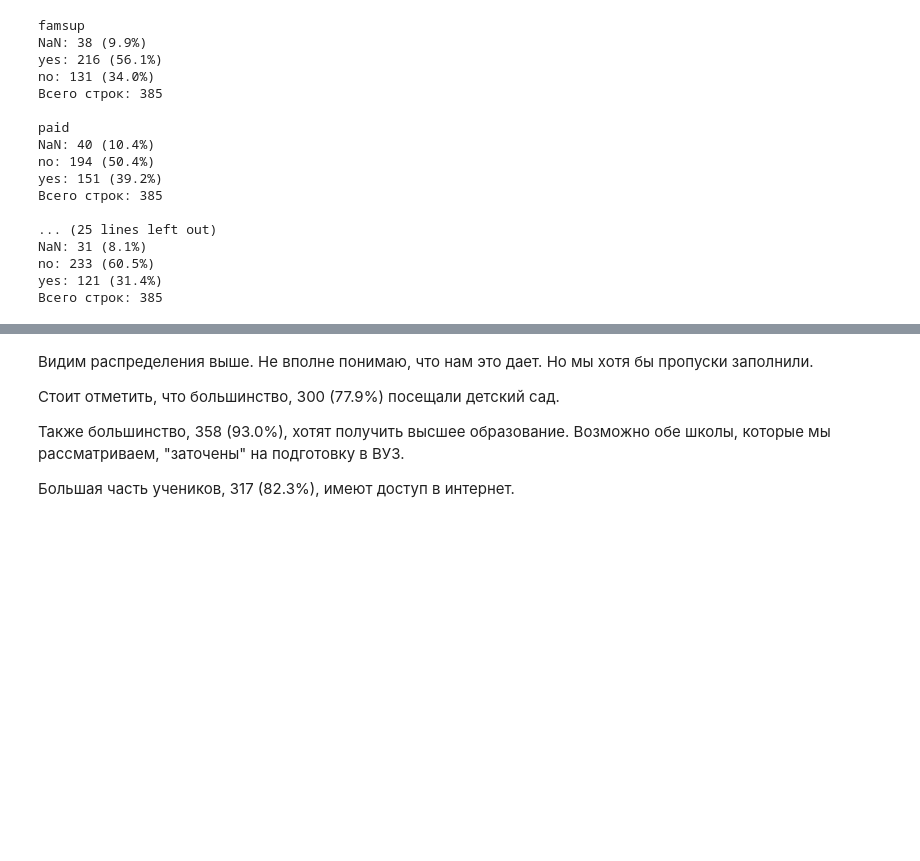
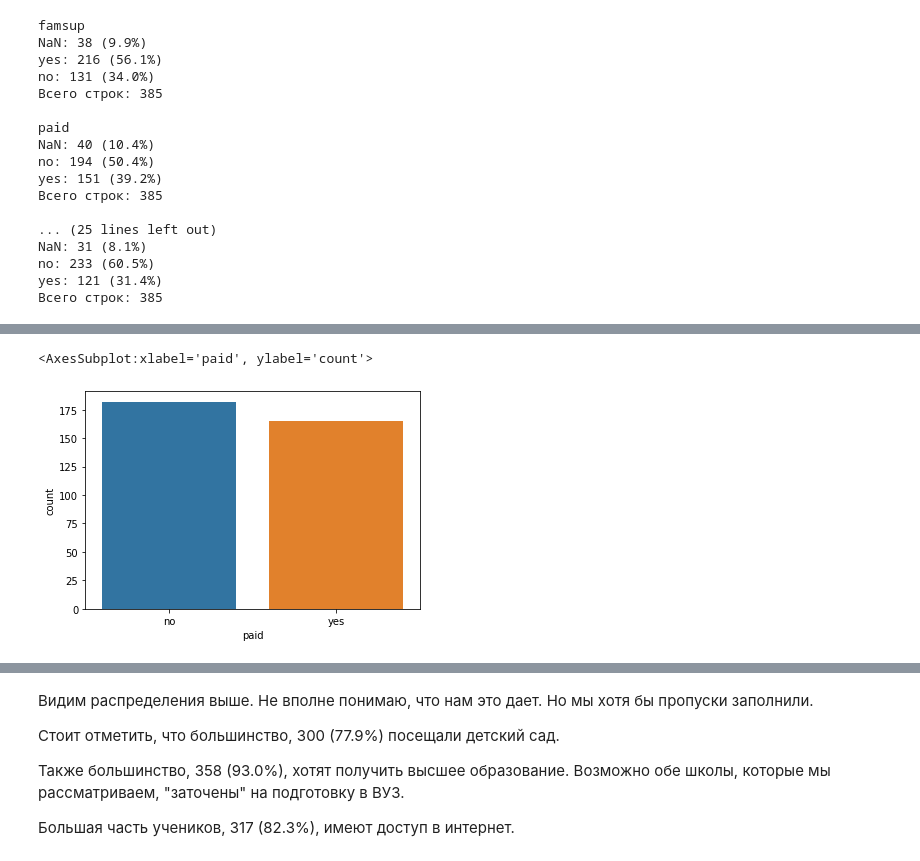
Before and after one commit to HippoCat/SF_Projects_DST-52_DK, a Jupyter notebook: module_02_EDA/Project_2._EDA_UNICEF_Students.ipynb, the cells around one changed output, grey strips where cells are left out. Drawn from its saved outputs; the diff is of its cells as text; code cells hidden in the pictures; blank space fills up the shorter version.

```diff
--- a/module_02_EDA/Project_2._EDA_UNICEF_Students.ipynb
+++ b/module_02_EDA/Project_2._EDA_UNICEF_Students.ipynb
@@ -868,0 +874,5 @@ yes: 121 (31.4%)
+# %%
+sns.countplot(x = 'paid', data = students)
+# %% [output]
+<AxesSubplot:xlabel='paid', ylabel='count'>
+[figure, added]
```
Also changed, not shown: parts of 17 cells of this notebook, 1 other file.
